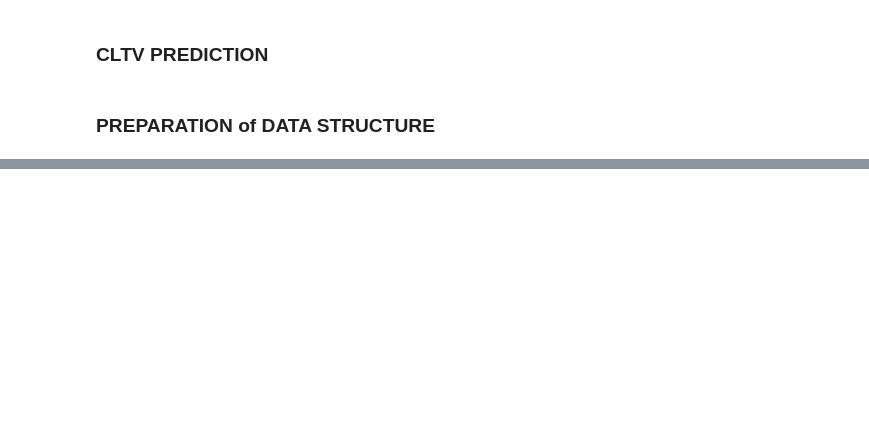
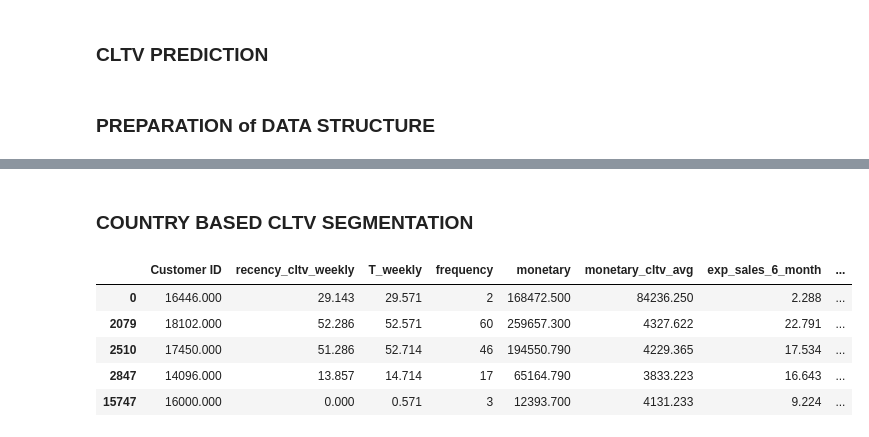
Before and after one commit to kursatdinc/kaggle_works, a Jupyter notebook: online-retail-ii-rfm-analysis-cltv-prediction.ipynb, the cells around one changed output, grey strips where cells are left out. Cells and saved outputs as stored; diff of their text form; code cells hidden in the pictures; blank space fills up the shorter version.

```diff
--- a/online-retail-ii-rfm-analysis-cltv-prediction.ipynb
+++ b/online-retail-ii-rfm-analysis-cltv-prediction.ipynb
@@ -191,6 +428,14 @@ cltv_df.head(20)
+# %% [markdown]
+### COUNTRY BASED CLTV SEGMENTATION
 # %%
 cltv_df = pd.merge(cltv_df, df[["Customer ID", "Country"]], on="Customer ID", how="inner").drop_duplicates()
-
 cltv_df = cltv_df[cltv_df["Country"].isin(["United Kingdom"])]
 
-cltv_df["Segment"] = pd.qcut(cltv_df["cltv"], 4, ["D", "C", "B", "A"])
+cltv_df.head()
+# %% [output]
+|  | Customer ID | recency_cltv_weekly | T_weekly | frequency | monetary | monetary_cltv_avg | exp_sales_6_month | ... |
+| 0 | 16446.000 | 29.143 | 29.571 | 2 | 168472.500 | 84236.250 | 2.288 | ... |
+| 2079 | 18102.000 | 52.286 | 52.571 | 60 | 259657.300 | 4327.622 | 22.791 | ... |
+| 2510 | 17450.000 | 51.286 | 52.714 | 46 | 194550.790 | 4229.365 | 17.534 | ... |
+| 2847 | 14096.000 | 13.857 | 14.714 | 17 | 65164.790 | 3833.223 | 16.643 | ... |
+| 15747 | 16000.000 | 0.000 | 0.571 | 3 | 12393.700 | 4131.233 | 9.224 | ... |
```
Also changed, not shown: parts of 33 cells of this notebook.
